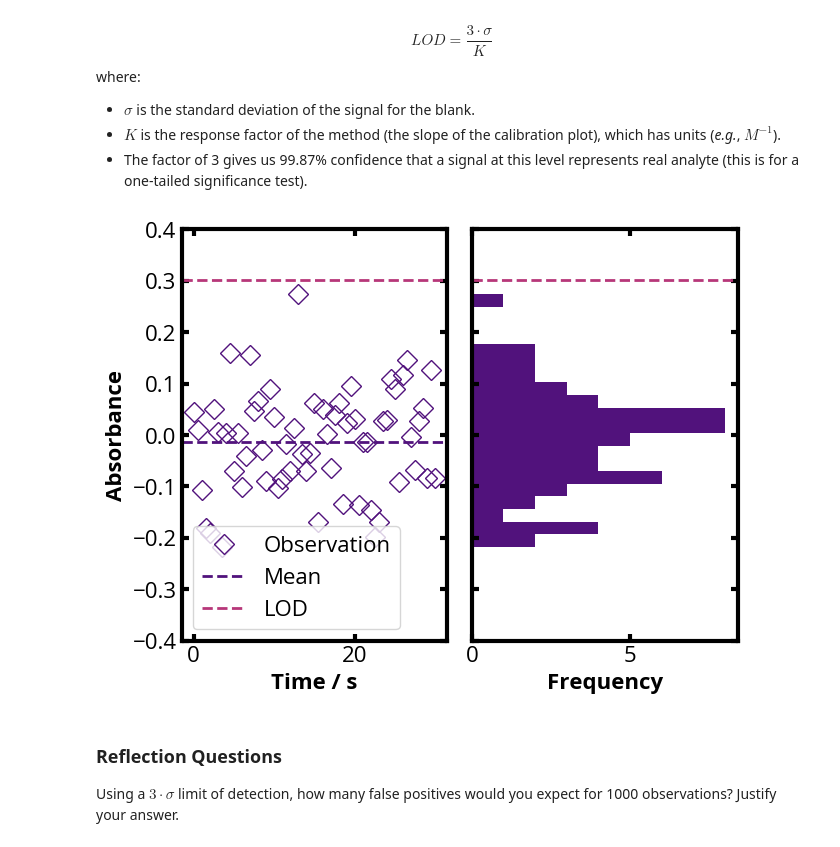
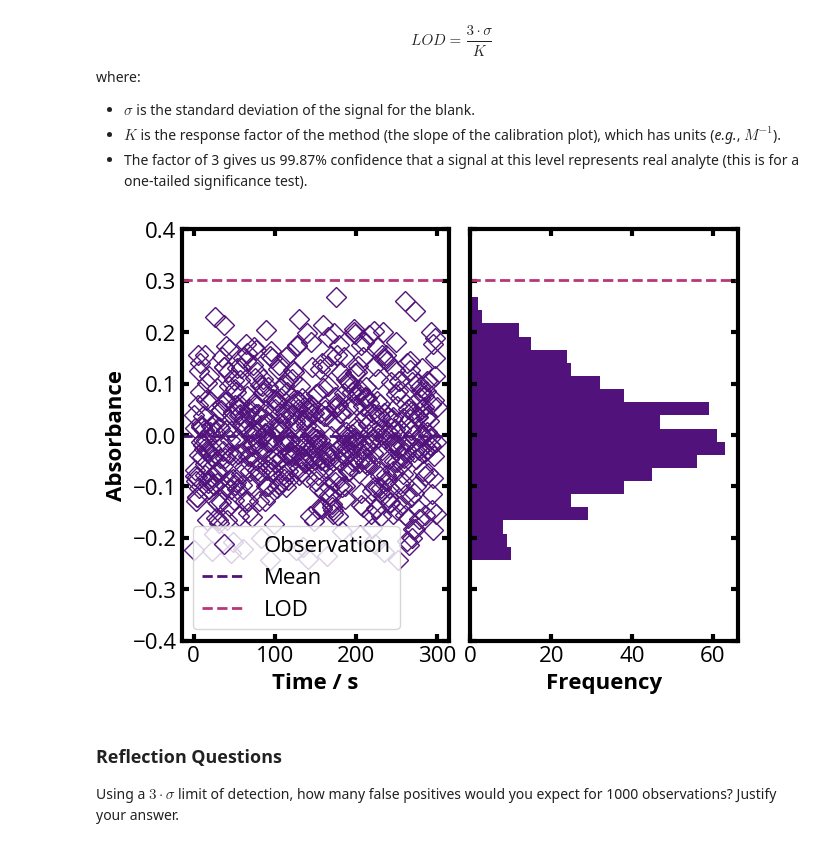
Before and after one commit to mfbush/instrumental-analysis, a Jupyter notebook: notebooks/signals-and-noise.ipynb, the cells around one changed output. Cells and saved outputs as stored; diff of their text form; code cells hidden in the pictures.

Commit message:
Changes to be committed: 	modified:   notebooks/signals-and-noise.ipynb 	new file:   notebooks/transducers-images/18_ch02_Fig12a.jpg 	modified:   notebooks/transducers.ipynb

```diff
--- a/notebooks/signals-and-noise.ipynb
+++ b/notebooks/signals-and-noise.ipynb
@@ -267,28 +267,28 @@ where:
 # %%
 # Visualizing the limit of detections (LOD).
 
-time = np.arange(0.0,30.05,0.5)
+time = np.arange(0.0,300.05,0.5)
 signal = np.random.default_rng().normal(0.0, 0.1, len(time))
 
 # Note that I am calculating the standard deviation of the sample
 # of observations that were made for the blank.
 s = np.std(signal,ddof=1)
 
 fig, (ax1, ax2) = plt.subplots(1, 2, layout='constrained', sharey=True)
 ax1.plot(time,signal,c=colors[1],marker='D',ls='',label='Observation')
 ax1.axhline(y=np.average(signal), c=colors[1],ls='--',marker=None, label='Mean')
 ax1.axhline(y=3*s, c=colors[2],ls='--',marker=None, label='LOD')
 ax2.axhline(y=3*s, c=colors[2],ls='--',marker=None, label='LOD')
 ax2.hist(signal, bins=20, color=colors[1], orientation="horizontal")
 
 ax1.set_xlabel('Time / s', fontweight='bold')
 ax2.set_xlabel('Frequency', fontweight='bold')
 ax1.set_ylabel('Absorbance', fontweight='bold')
 ax1.set_ylim(bottom=-0.4,top=0.4)
 ax1.legend(loc='lower left')
 plt.show()
 # %% [output]
-[figure, old version]
+[figure, new version]
 # %% [markdown]
 ### Reflection Questions
 Using a $3 \cdot \sigma$ limit of detection, how many false positives would you expect for 1000 observations? Justify your answer.
```
Also changed, not shown: parts of 1 cell of this notebook, 2 other files.
